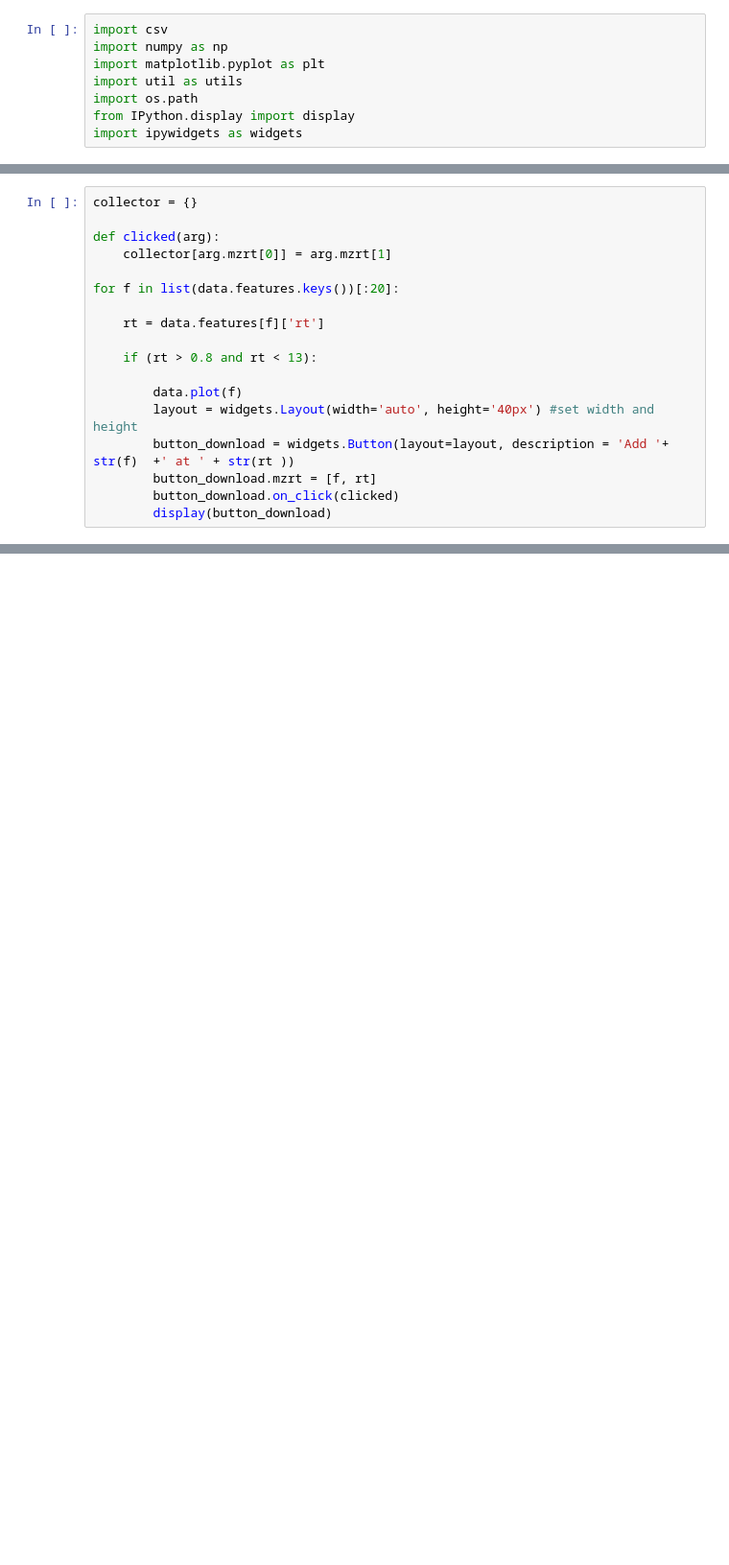
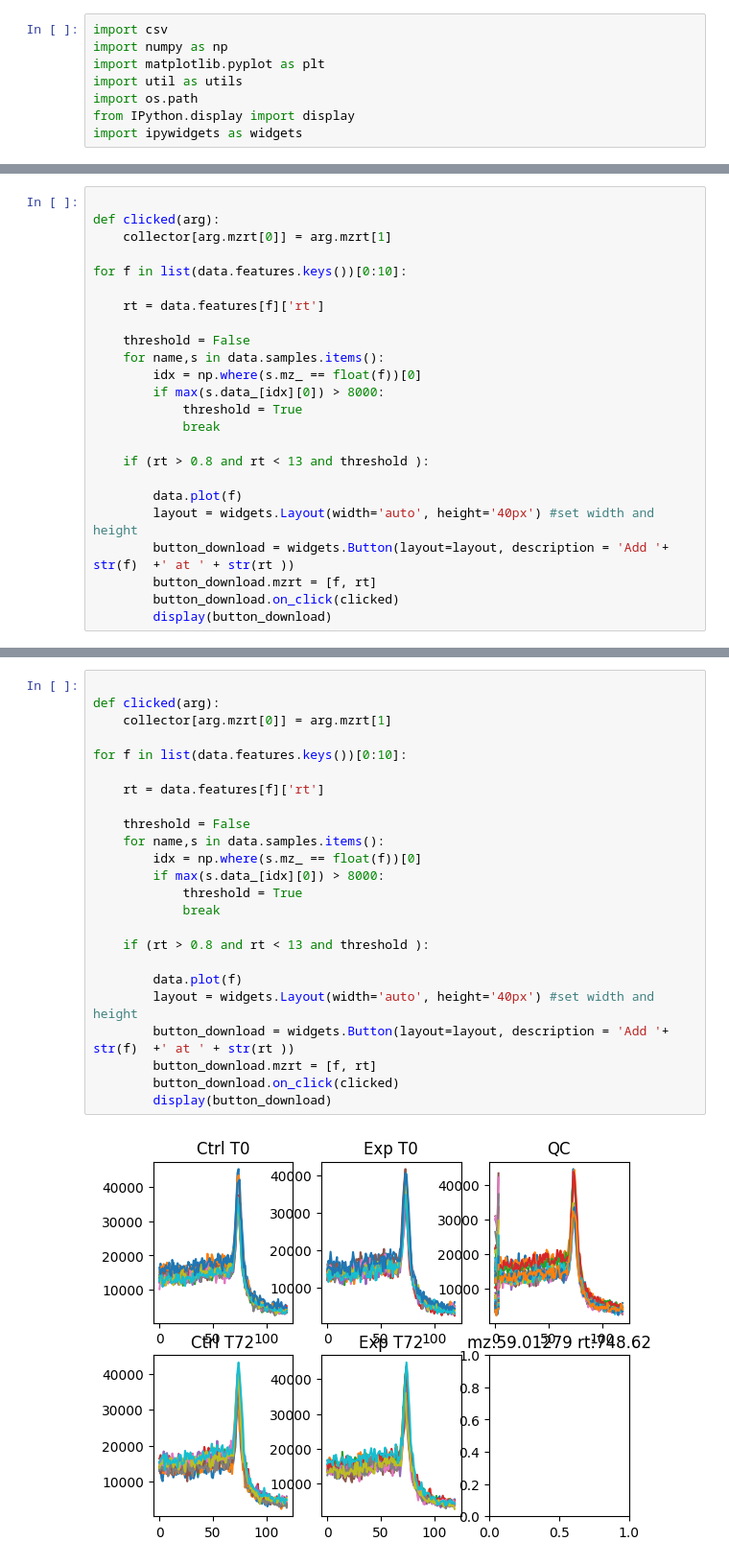
Before and after one commit to F4llis/metabo_tools, a Jupyter notebook: peak_viewer.ipynb, the cells around one changed output, grey strips where cells are left out. Shown at 96% size. Drawn from its saved outputs; the diff is of its cells as text; blank space fills up the shorter version.

```diff
--- a/peak_viewer.ipynb
+++ b/peak_viewer.ipynb
@@ -164,14 +159,20 @@ File 49 / 50
 # %%
-collector = {}
 
 def clicked(arg):
     collector[arg.mzrt[0]] = arg.mzrt[1]
 
-for f in list(data.features.keys())[:20]:
+for f in list(data.features.keys())[0:10]:
 
     rt = data.features[f]['rt']
 
-    if (rt > 0.8 and rt < 13):
+    threshold = False
+    for name,s in data.samples.items():
+        idx = np.where(s.mz_ == float(f))[0]
+        if max(s.data_[idx][0]) > 8000:
+            threshold = True
+            break
+
+    if (rt > 0.8 and rt < 13 and threshold ):
 
         data.plot(f)
         layout = widgets.Layout(width='auto', height='40px') #set width and height
@@ -216,0 +197,26 @@ csv.writer(open(r"test.csv",'w'),delimiter=';').writerows(r)
+# %%
+
+def clicked(arg):
+    collector[arg.mzrt[0]] = arg.mzrt[1]
+
+for f in list(data.features.keys())[0:10]:
+
+    rt = data.features[f]['rt']
+
+    threshold = False
+    for name,s in data.samples.items():
+        idx = np.where(s.mz_ == float(f))[0]
+        if max(s.data_[idx][0]) > 8000:
+            threshold = True
+            break
+
+    if (rt > 0.8 and rt < 13 and threshold ):
+
+        data.plot(f)
+        layout = widgets.Layout(width='auto', height='40px') #set width and height
+        button_download = widgets.Button(layout=layout, description = 'Add '+ str(f)  +' at ' + str(rt ))
+        button_download.mzrt = [f, rt]
+        button_download.on_click(clicked)
+        display(button_download)
+# %% [output]
+[figure, added]
```
Also changed, not shown: parts of 14 cells of this notebook, 5 other files.
